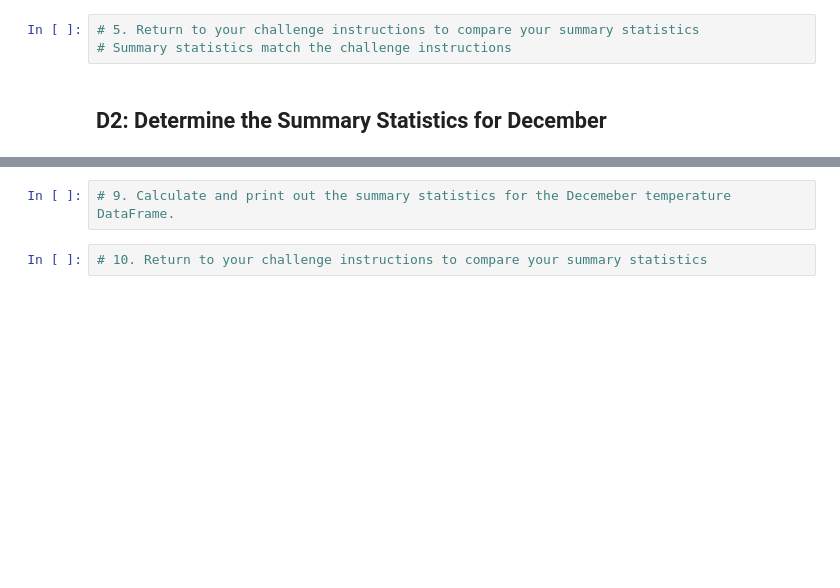
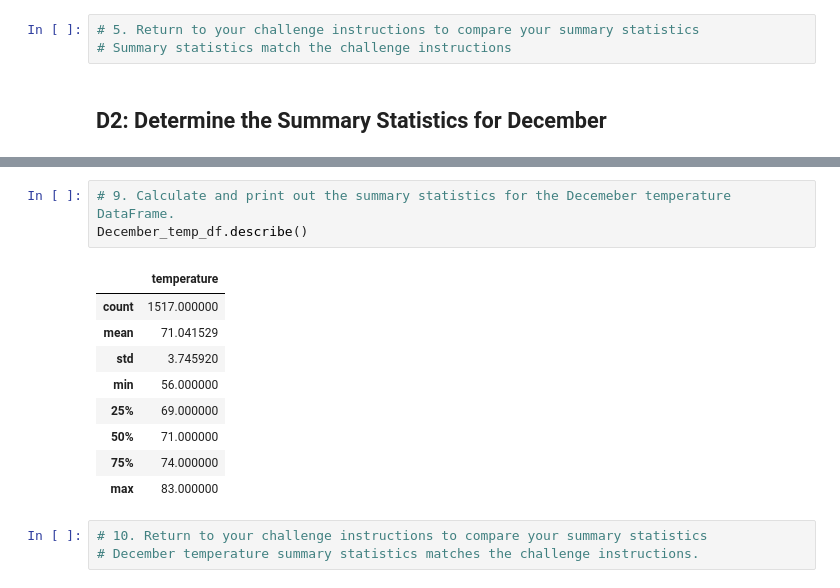
Before and after one commit to margomerritt/surfs_up, a Jupyter notebook: SurfsUp_Challenge.ipynb, the cells around one changed output, grey strips where cells are left out. Cells and saved outputs as stored; diff of their text form; blank space fills up the shorter version.

```diff
--- a/SurfsUp_Challenge.ipynb
+++ b/SurfsUp_Challenge.ipynb
@@ -95,4 +130,16 @@ June_temp_df.describe()
 # %%
 # 9. Calculate and print out the summary statistics for the Decemeber temperature DataFrame.
+December_temp_df.describe()
+# %% [output]
+|  | temperature |
+| count | 1517.000000 |
+| mean | 71.041529 |
+| std | 3.745920 |
+| min | 56.000000 |
+| 25% | 69.000000 |
+| 50% | 71.000000 |
+| 75% | 74.000000 |
+| max | 83.000000 |
 # %%
 # 10. Return to your challenge instructions to compare your summary statistics
+# December temperature summary statistics matches the challenge instructions.
```
Also changed, not shown: parts of 3 cells of this notebook.
